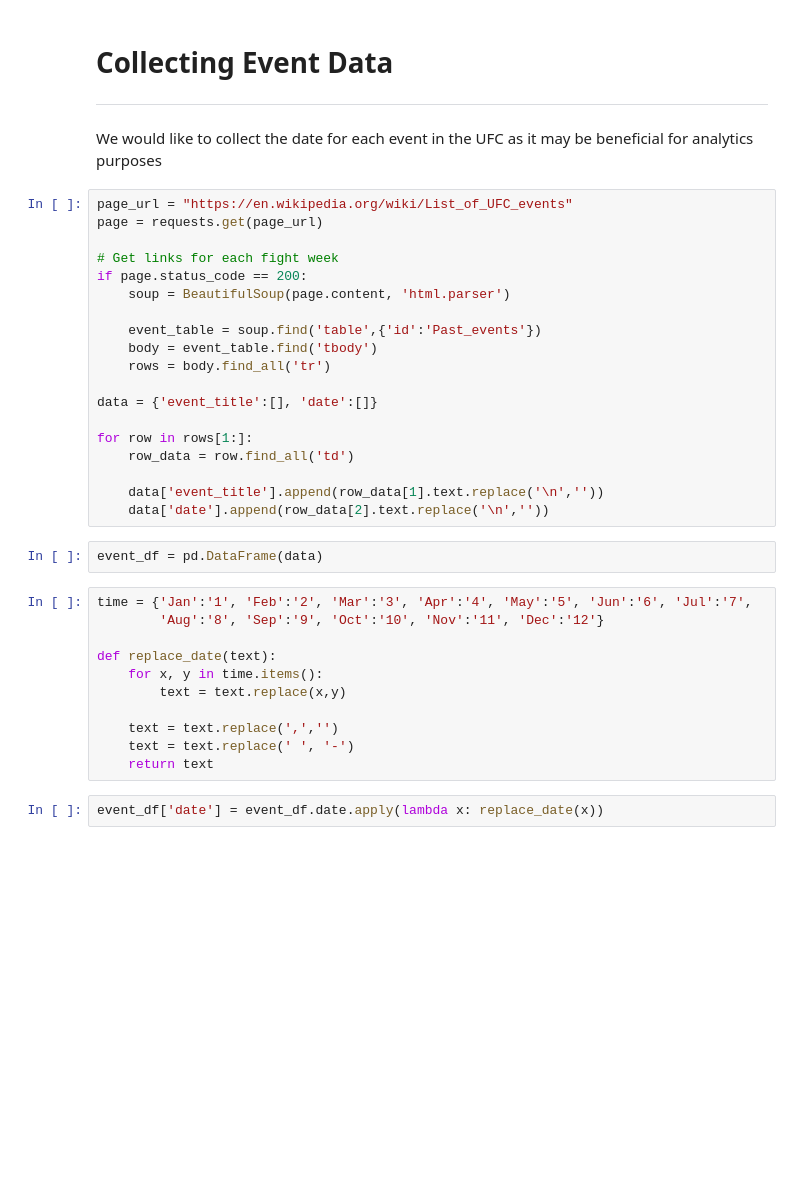
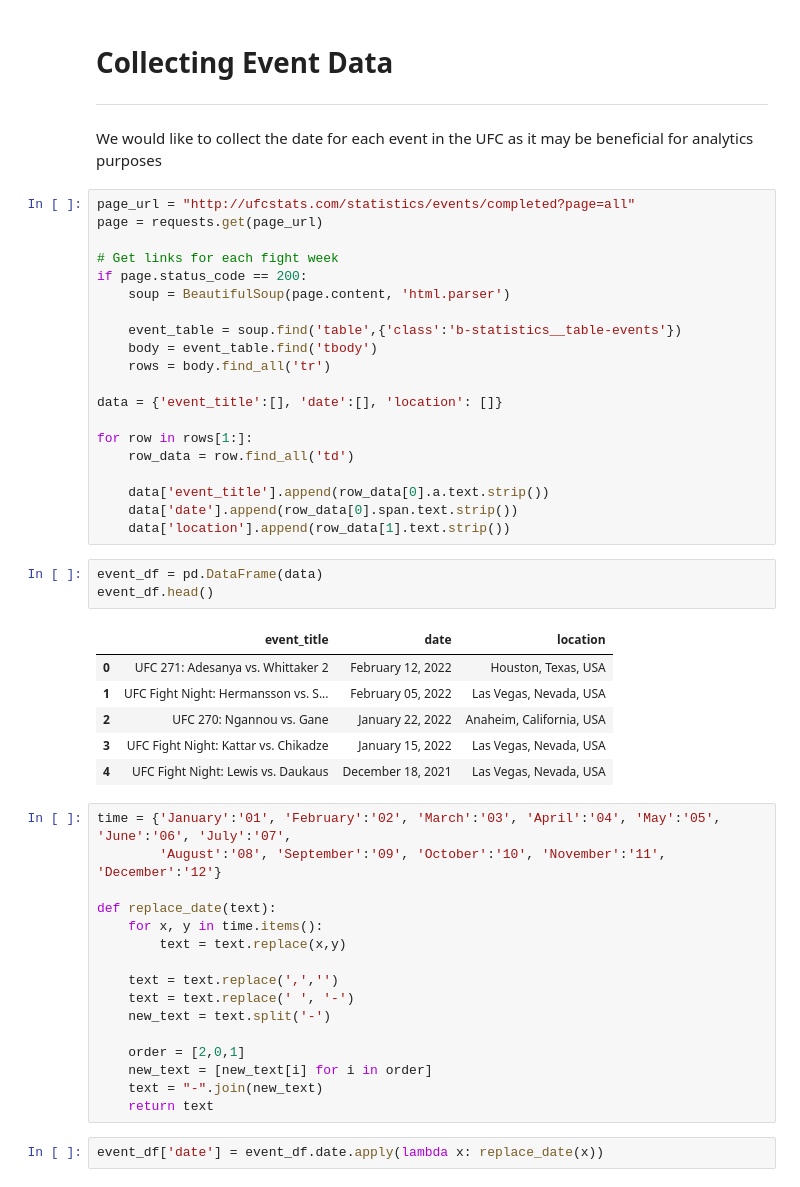
Before and after one commit to ayanga1998/UFC_Dashboard, a Jupyter notebook: Data_Collection.ipynb, the cells around one changed output. Drawn from its saved outputs; the diff is of its cells as text; blank space fills up the shorter version.

Commit message:
Collected event location data -- merge with main dataset

```diff
--- a/Data_Collection.ipynb
+++ b/Data_Collection.ipynb
@@ -221,29 +221,38 @@ df.to_csv('full_ufc_dataset.csv')
 ---
 We would like to collect the date for each event in the UFC as it may be beneficial for analytics purposes
 # %%
-page_url = "https://en.wikipedia.org/wiki/List_of_UFC_events"
+page_url = "http://ufcstats.com/statistics/events/completed?page=all"
 page = requests.get(page_url)
 
 # Get links for each fight week
 if page.status_code == 200:
     soup = BeautifulSoup(page.content, 'html.parser')
 
-    event_table = soup.find('table',{'id':'Past_events'})
+    event_table = soup.find('table',{'class':'b-statistics__table-events'})
     body = event_table.find('tbody')
     rows = body.find_all('tr')
 
-data = {'event_title':[], 'date':[]}
+data = {'event_title':[], 'date':[], 'location': []}
 
 for row in rows[1:]:
     row_data = row.find_all('td')
 
-    data['event_title'].append(row_data[1].text.replace('\n',''))
-    data['date'].append(row_data[2].text.replace('\n',''))
+    data['event_title'].append(row_data[0].a.text.strip())
+    data['date'].append(row_data[0].span.text.strip())
+    data['location'].append(row_data[1].text.strip())
 # %%
 event_df = pd.DataFrame(data)
+event_df.head()
+# %% [output]
+|  | event_title | date | location |
+| 0 | UFC 271: Adesanya vs. Whittaker 2 | February 12, 2022 | Houston, Texas, USA |
+| 1 | UFC Fight Night: Hermansson vs. S... | February 05, 2022 | Las Vegas, Nevada, USA |
+| 2 | UFC 270: Ngannou vs. Gane | January 22, 2022 | Anaheim, California, USA |
+| 3 | UFC Fight Night: Kattar vs. Chikadze | January 15, 2022 | Las Vegas, Nevada, USA |
+| 4 | UFC Fight Night: Lewis vs. Daukaus | December 18, 2021 | Las Vegas, Nevada, USA |
 # %%
-time = {'Jan':'1', 'Feb':'2', 'Mar':'3', 'Apr':'4', 'May':'5', 'Jun':'6', 'Jul':'7',
-        'Aug':'8', 'Sep':'9', 'Oct':'10', 'Nov':'11', 'Dec':'12'}
+time = {'January':'01', 'February':'02', 'March':'03', 'April':'04', 'May':'05', 'June':'06', 'July':'07',
+        'August':'08', 'September':'09', 'October':'10', 'November':'11', 'December':'12'}
 
 def replace_date(text):
     for x, y in time.items():
@@ -251,6 +260,11 @@ def replace_date(text):
 
     text = text.replace(',','')
     text = text.replace(' ', '-')
+    new_text = text.split('-')
+
+    order = [2,0,1]
+    new_text = [new_text[i] for i in order]
+    text = "-".join(new_text)
     return text
 # %%
 event_df['date'] = event_df.date.apply(lambda x: replace_date(x))
```
Also changed, not shown: parts of 2 cells of this notebook.
